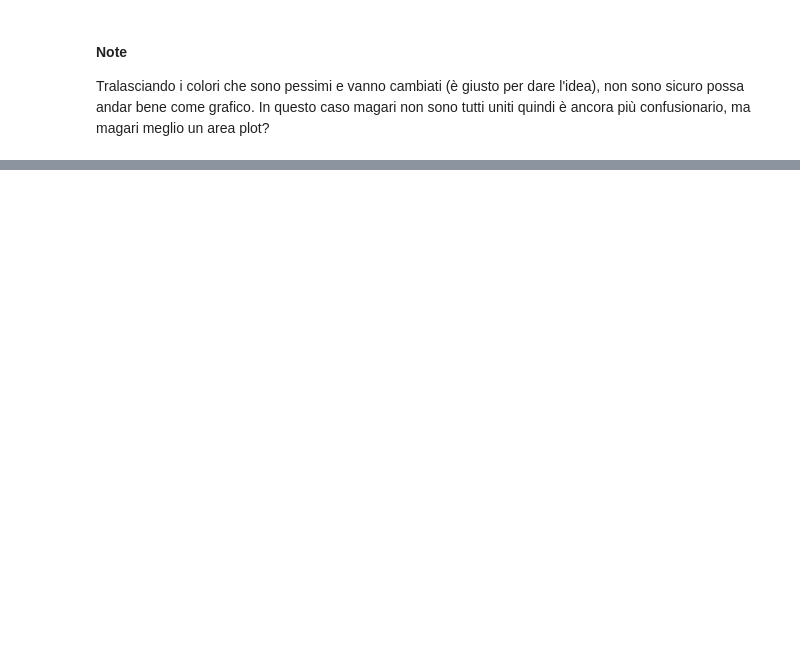
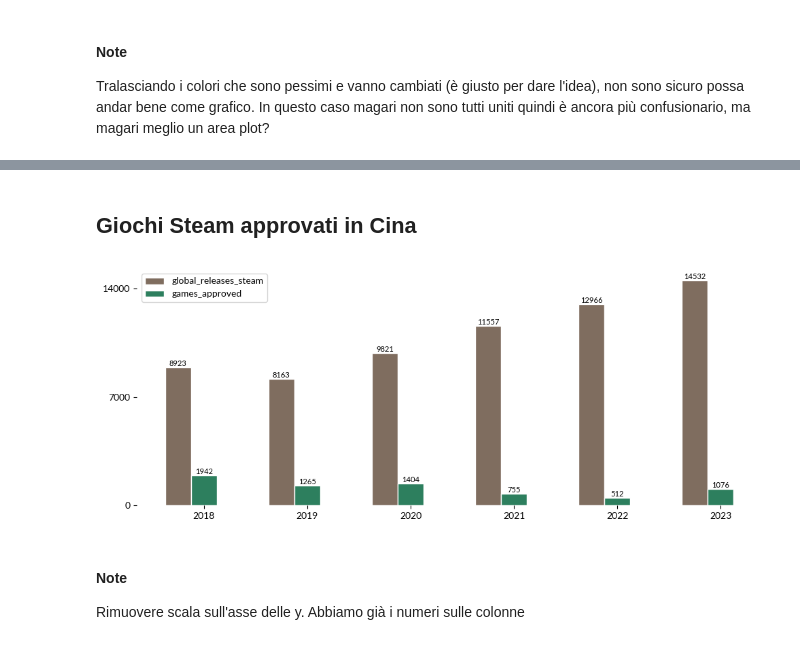
Before and after one commit to demic-dev/vs-project, a Jupyter notebook: charts.ipynb, the cells around one changed output, grey strips where cells are left out. Saved outputs shown, nothing was run; the diff lists cells and outputs as text; code cells hidden in the pictures; blank space fills up the shorter version.

```diff
--- a/charts.ipynb
+++ b/charts.ipynb
@@ -162,0 +183,54 @@ In questo caso magari non sono tutti uniti quindi è ancora più confusionario,
+# %% [markdown]
+## Giochi Steam approvati in Cina
+# %%
+import numpy as np
+
+games_in_china = pd.DataFrame(
+    index=list(range(2018, 2024)),
+    data={
+    'global_releases_steam': [8923, 8163, 9821, 11557, 12966, 14532],
+    'domestic_games_approved': [1892, 1085, 1307, 679, 468, 0],
+    'games_approved': [50, 180, 97, 76, 44, 1076]
+    }
+)
+
+# Merging data about local games and non-local games in China that are approved
+games_in_china['games_approved'] =  games_in_china.iloc[:, 1:3].sum(axis=1)
+
+barWidth = 0.25
+
+r = np.arange(len(games_in_china.index))
+r2 = r + barWidth
+
+fig, ax = plt.subplots(figsize=(10, 4))
+bars1= ax.bar(r, games_in_china['global_releases_steam'], color='#7f6d5f', width=barWidth, edgecolor='white', label='global_releases_steam')
+bars2= ax.bar(r2, games_in_china['games_approved'], color='#2d7f5e', width=barWidth, edgecolor='white', label='games_approved')
+
+# Xticks
+ax.set_xticks(r + barWidth)
+ax.set_xticklabels(games_in_china.index)
+ax.set_yticks(list(range(0, 15000, 7000)))
+
+for bar_group in [bars1, bars2]:
+    for bar in bar_group:
+        height = bar.get_height()
+        ax.text(
+            bar.get_x() + bar.get_width() / 2,
+            height,
+            f'{height}',
+            ha='center', va='bottom',
+            fontsize=8
+        )
+
+for spine in plt.gca().spines.values(): spine.set_visible(False)
+
+plt.tight_layout()
+
+ax.legend()
+plt.show()
+# %% [output]
+[figure, added]
+# %% [markdown]
+#### Note
+
+Rimuovere scala sull'asse delle y. Abbiamo già i numeri sulle colonne
```
Also changed, not shown: parts of 7 cells of this notebook, 6 other files.
